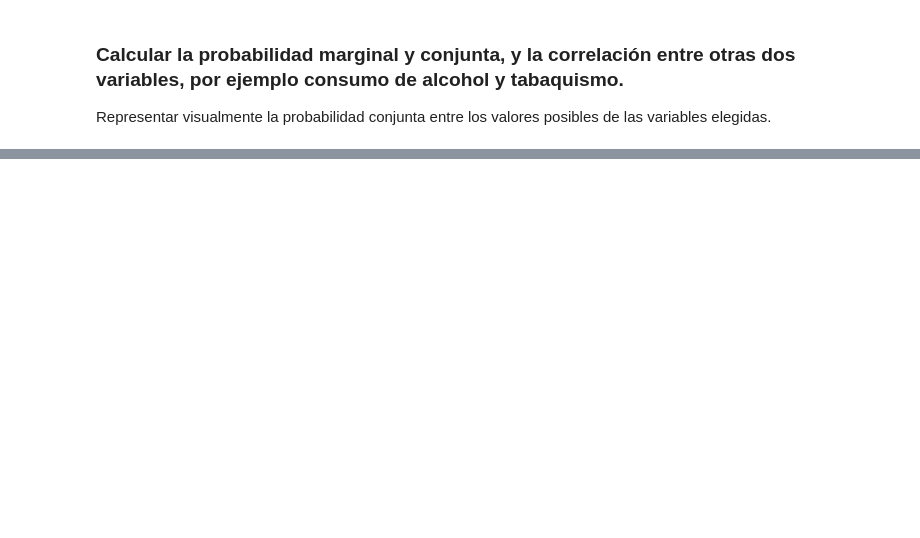
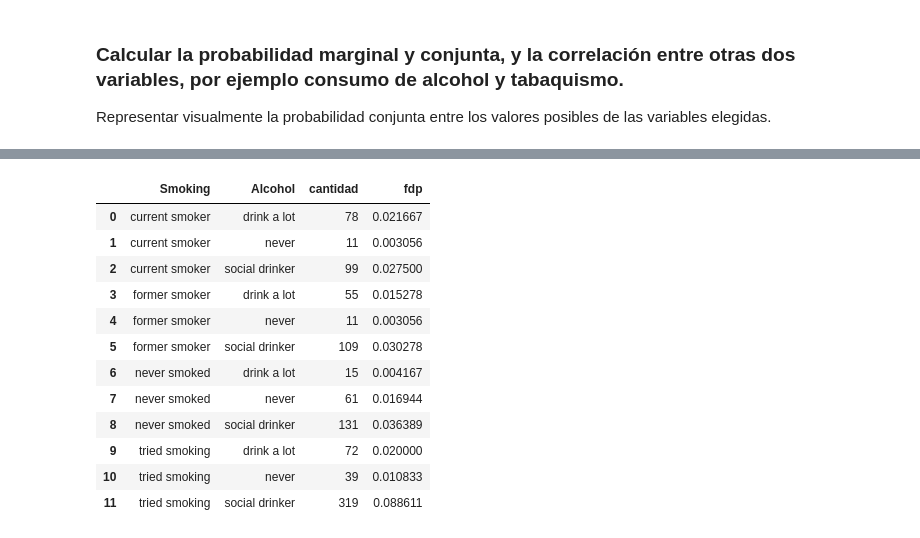
Before and after one commit to luisepifanio/diplo_data_science, a Jupyter notebook: analysis_and_visualization/tareas_integradoras/Laboratorio 1.ipynb, the cells around one changed output, grey strips where cells are left out. Saved outputs shown, nothing was run; the diff lists cells and outputs as text; code cells hidden in the pictures; blank space fills up the shorter version.

```diff
--- a/analysis_and_visualization/tareas_integradoras/Laboratorio 1.ipynb
+++ b/analysis_and_visualization/tareas_integradoras/Laboratorio 1.ipynb
@@ -99,0 +176,18 @@ Representar visualmente la probabilidad conjunta entre los valores posibles de l
+# %%
+entrada_conjunta = dataset.groupby(['Smoking','Alcohol']).size().reset_index(name='cantidad')
+entrada_conjunta['fdp'] = (entrada_conjunta.cantidad / entrada_conjunta.size) / 100
+entrada_conjunta
+# %% [output]
+|  | Smoking | Alcohol | cantidad | fdp |
+| 0 | current smoker | drink a lot | 78 | 0.021667 |
+| 1 | current smoker | never | 11 | 0.003056 |
+| 2 | current smoker | social drinker | 99 | 0.027500 |
+| 3 | former smoker | drink a lot | 55 | 0.015278 |
+| 4 | former smoker | never | 11 | 0.003056 |
+| 5 | former smoker | social drinker | 109 | 0.030278 |
+| 6 | never smoked | drink a lot | 15 | 0.004167 |
+| 7 | never smoked | never | 61 | 0.016944 |
+| 8 | never smoked | social drinker | 131 | 0.036389 |
+| 9 | tried smoking | drink a lot | 72 | 0.020000 |
+| 10 | tried smoking | never | 39 | 0.010833 |
+| 11 | tried smoking | social drinker | 319 | 0.088611 |
```
Also changed, not shown: parts of 27 cells of this notebook.
